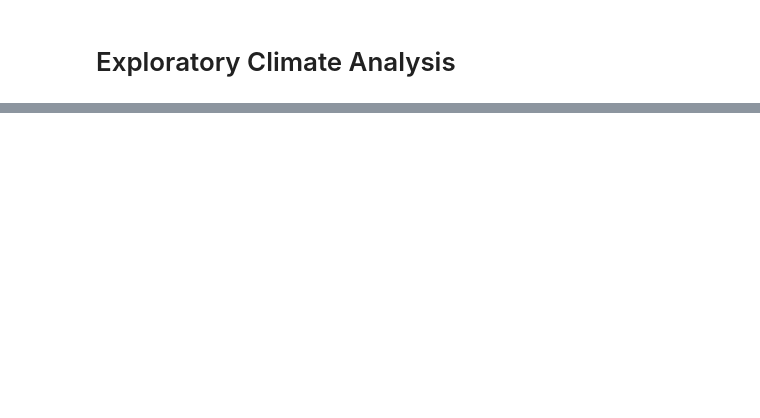
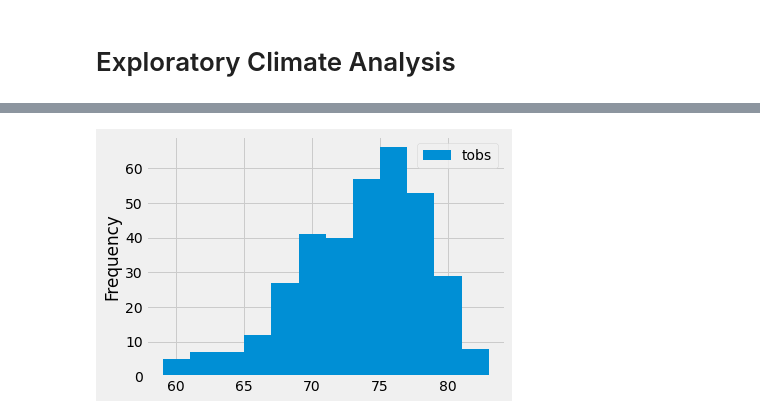
Before and after one commit to reachme1212/surfs_up, a Jupyter notebook: climate_analysis.ipynb, the cells around one changed output, grey strips where cells are left out. Saved outputs shown, nothing was run; the diff lists cells and outputs as text; code cells hidden in the pictures; blank space fills up the shorter version.

```diff
--- a/climate_analysis.ipynb
+++ b/climate_analysis.ipynb
@@ -63,3 +231,7 @@ session = Session(engine)
 # %%
 # Choose the station with the highest number of temperature observations.
 # Query the last 12 months of temperature observation data for this station and plot the results as a histogram
+results = session.query(Measurement.tobs).\
+filter(Measurement.station == 'USC00519281').\
+filter(Measurement.date >= prev_year).all()
+print(results)
@@ -70,0 +240,3 @@ session = Session(engine)
+# %%
+temp_df = pd.DataFrame(results, columns=['tobs'])
+temp_df
@@ -70,0 +257,11 @@ session = Session(engine)
+# %%
+
+# made chart for station ('USC00519281', 2772),coz they had most data
+# tobs col had max and min and avg temp
+#below chart is for one station for a period after aug 23 ,2016 from the data
+temp_df.plot.hist(bins=12)
+
+
+plt.tight_layout()
+# %% [output]
+[figure, added]
```
Also changed, not shown: parts of 24 cells of this notebook, 3 other files.
